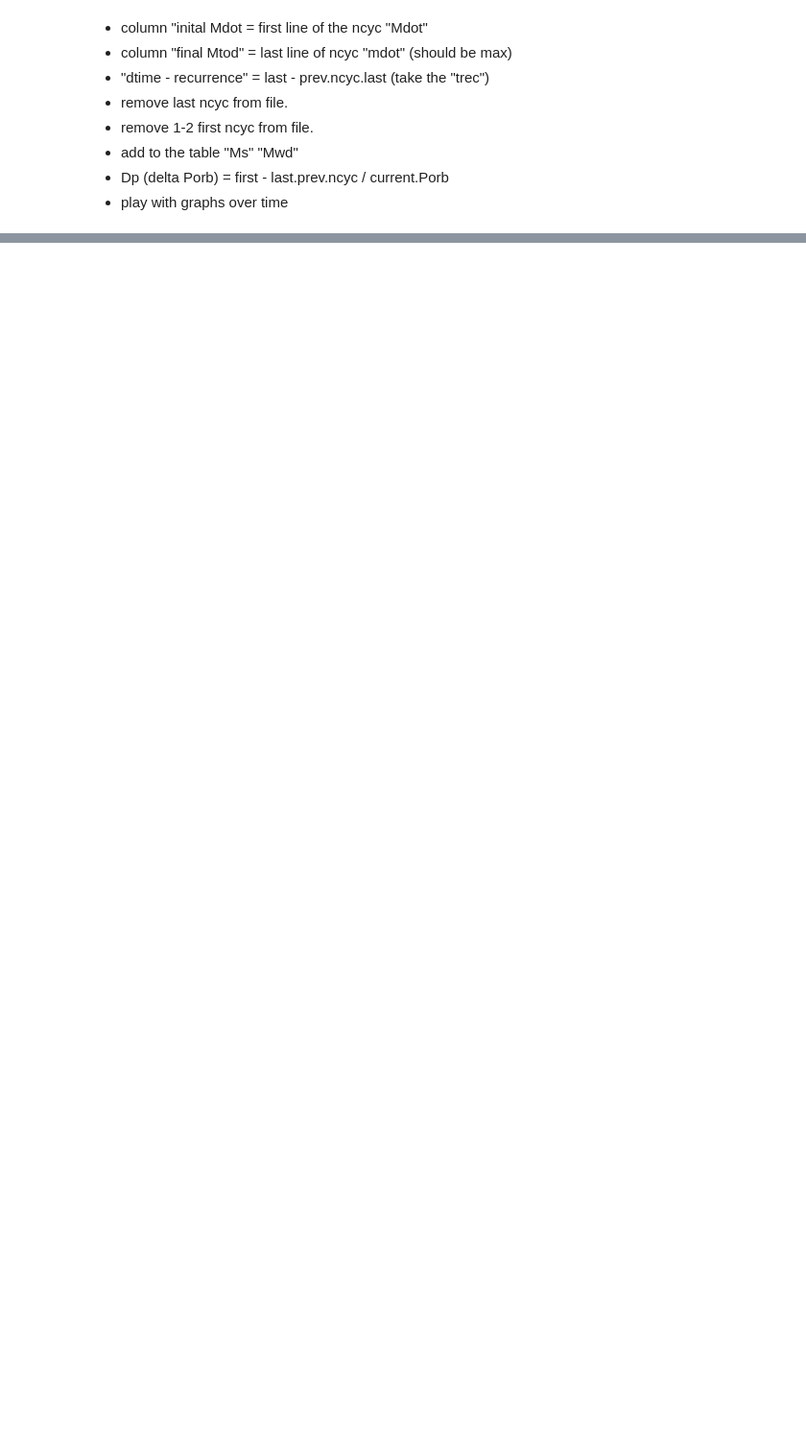
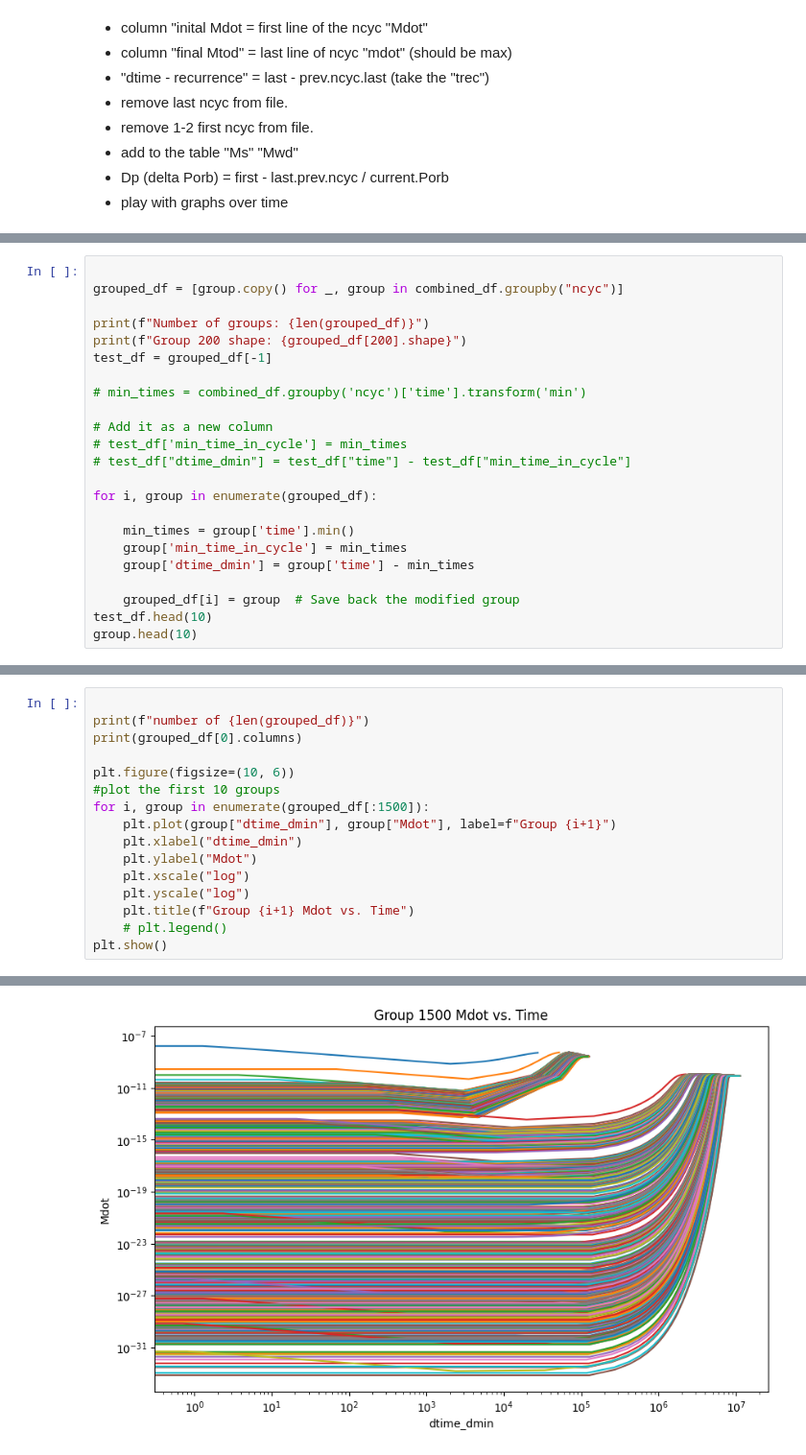
Before and after one commit to jenya1996/Final-project, a Jupyter notebook: final_project.ipynb, the cells around one changed output, grey strips where cells are left out. Shown: that part at 96% size. Cells and saved outputs as stored; diff of their text form; blank space fills up the shorter version.

```diff
--- a/final_project.ipynb
+++ b/final_project.ipynb
@@ -299,0 +246,23 @@ GUI
+# %%
+
+grouped_df = [group.copy() for _, group in combined_df.groupby("ncyc")]
+
+print(f"Number of groups: {len(grouped_df)}")
+print(f"Group 200 shape: {grouped_df[200].shape}")
+test_df = grouped_df[-1]
+
+# min_times = combined_df.groupby('ncyc')['time'].transform('min')
+
+# Add it as a new column
+# test_df['min_time_in_cycle'] = min_times
+# test_df["dtime_dmin"] = test_df["time"] - test_df["min_time_in_cycle"]
+
+for i, group in enumerate(grouped_df):
+
+    min_times = group['time'].min()
+    group['min_time_in_cycle'] = min_times
+    group['dtime_dmin'] = group['time'] - min_times
+
+    grouped_df[i] = group  # Save back the modified group
+test_df.head(10)
+group.head(10)
@@ -299,0 +283,17 @@ GUI
+# %%
+
+print(f"number of {len(grouped_df)}")
+print(grouped_df[0].columns)
+
+plt.figure(figsize=(10, 6))
+#plot the first 10 groups
+for i, group in enumerate(grouped_df[:1500]):
+    plt.plot(group["dtime_dmin"], group["Mdot"], label=f"Group {i+1}")
+    plt.xlabel("dtime_dmin")
+    plt.ylabel("Mdot")
+    plt.xscale("log")
+    plt.yscale("log")
+    plt.title(f"Group {i+1} Mdot vs. Time")
+    # plt.legend()
+plt.show()
+# %% [output]
@@ -299,0 +305 @@ GUI
+[figure, added]
```
Also changed, not shown: parts of 15 cells of this notebook, 5 other files.
